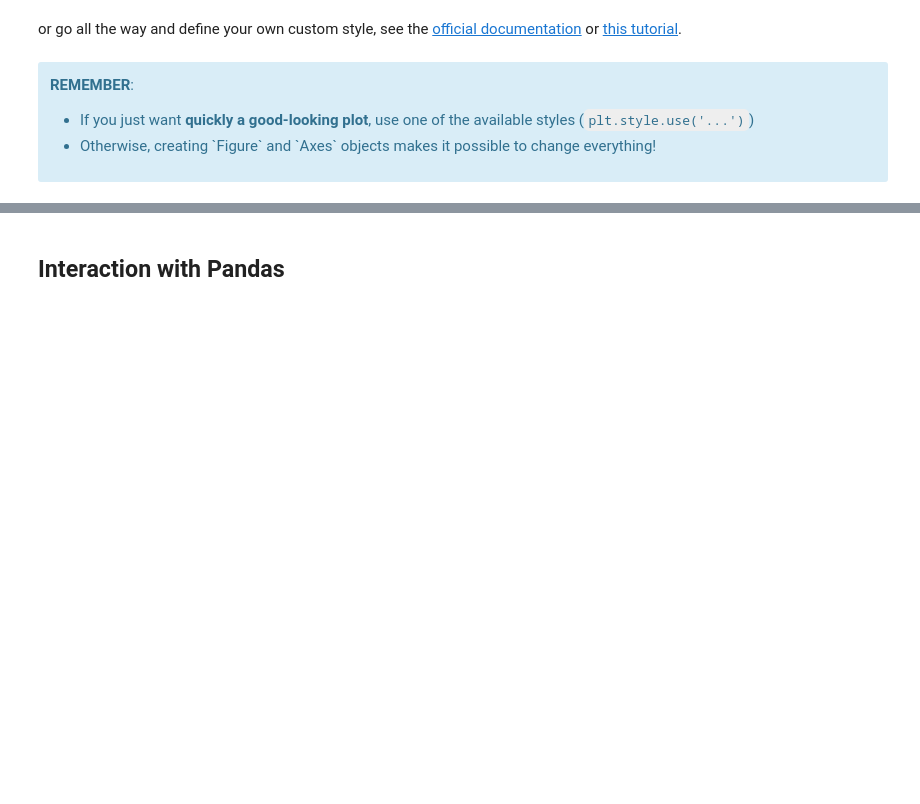
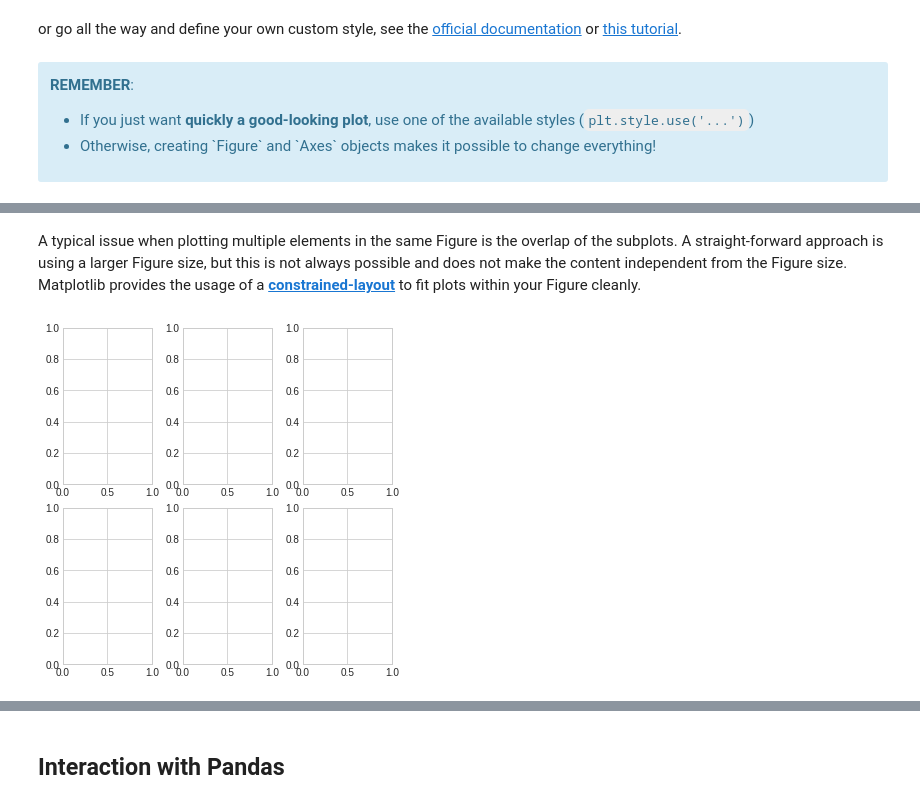
Before and after one commit to jorisvandenbossche/course-python-data, a Jupyter notebook: notebooks/visualization_01_matplotlib.ipynb, the cells around one changed output, grey strips where cells are left out. Drawn from its saved outputs; the diff is of its cells as text; code cells hidden in the pictures; blank space fills up the shorter version.

```diff
--- a/notebooks/visualization_01_matplotlib.ipynb
+++ b/notebooks/visualization_01_matplotlib.ipynb
@@ -184,0 +230,6 @@ or go all the way and define your own custom style, see the [official documentat
+# %% [markdown]
+A typical issue when plotting multiple elements in the same Figure is the overlap of the subplots. A straight-forward approach is using a larger Figure size, but this is not always possible and does not make the content independent from the Figure size. Matplotlib provides the usage of a [__constrained-layout__](https://matplotlib.org/stable/tutorials/intermediate/constrainedlayout_guide.html) to fit plots within your Figure cleanly.
+# %%
+fig, ax = plt.subplots(2, 3, figsize=(5, 5), constrained_layout=True)
+# %% [output]
+[figure, added]
```
Also changed, not shown: parts of 24 cells of this notebook, 1 other file.
